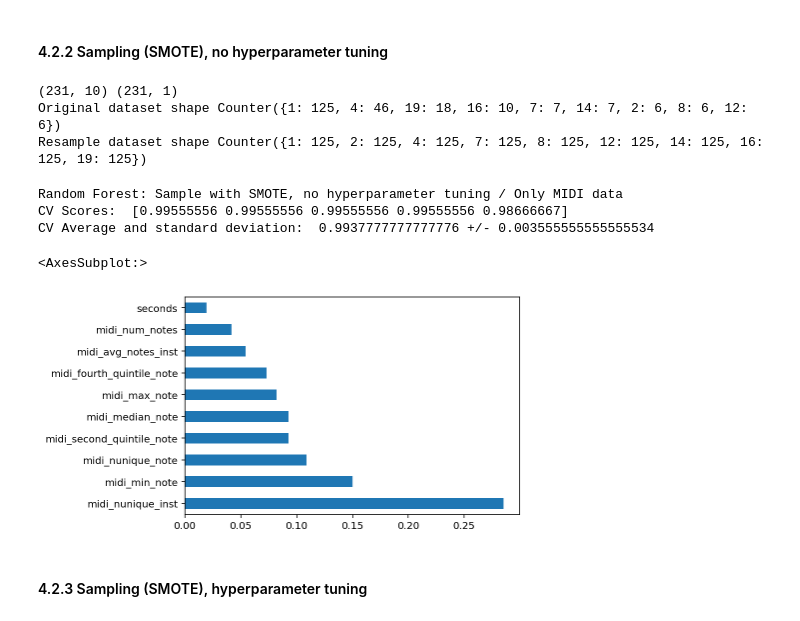
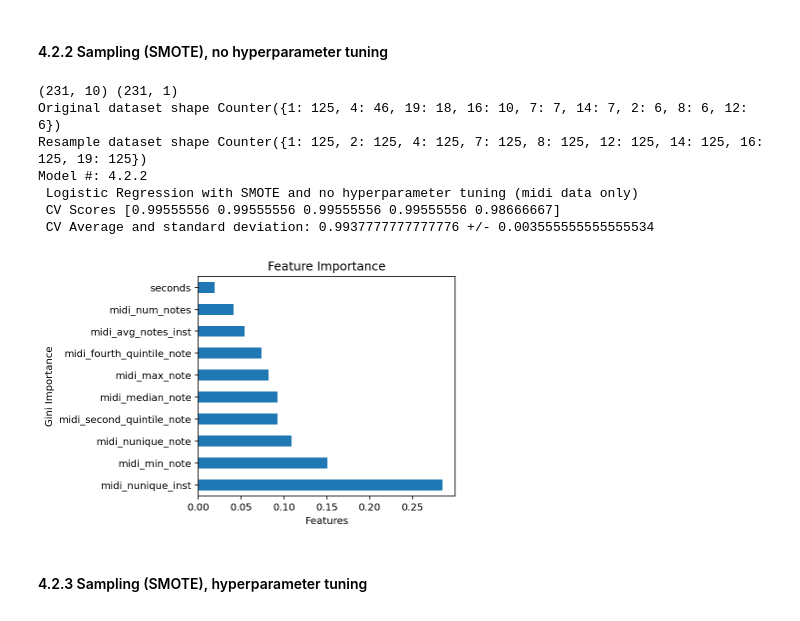
Before and after one commit to dfristau/ristau_berton_huang_meneses_w207_final_project, a Jupyter notebook: scripts/Model Consolidation.ipynb, the cells around one changed output. Cells and saved outputs as stored; diff of their text form; code cells hidden in the pictures.

```diff
--- a/scripts/Model Consolidation.ipynb
+++ b/scripts/Model Consolidation.ipynb
@@ -537,42 +656,53 @@ X_train_m = X_train_m[~y_train_m['ensemble'].isin(counts[counts < 6].index)]
 y_train_m = y_train_m[~y_train_m['ensemble'].isin(counts[counts < 6].index)]
 print(X_train_m.shape, y_train_m.shape)
 
 #Synthetic Minority Oversampling Technique (SMOTE): This technique generates synthetic data for the minority class.
 
 #SMOTE (Synthetic Minority Oversampling Technique) works by randomly picking a point from the minority class
 #and computing the k-nearest neighbors for this point. The synthetic points are added between the chosen point
 #and its neighbors.
 
 # Fit and apply the transform
 X_SMOTE_m, y_SMOTE_m = SMOTE(random_state=101).fit_resample(X_train_m, y_train_m)
 
 print('Original dataset shape', Counter(y_train_m.values.ravel()))
 print('Resample dataset shape', Counter(y_SMOTE_m.values.ravel()))
 
 from sklearn.ensemble import RandomForestClassifier
 rf = RandomForestClassifier(random_state=1)
 rf.fit(X_SMOTE_m, y_SMOTE_m)
 scores = cross_val_score(estimator = rf, X=X_SMOTE_m, y=y_SMOTE_m, cv=5, n_jobs=1)
-print('Random Forest: Sample with SMOTE, no hyperparameter tuning / Only MIDI data')
-print('CV Scores: ', scores)
-print('CV Average and standard deviation: ', np.mean(scores), '+/-', np.std(scores))
-
+# Save and print output
+output_file = open('../output/output_file', 'a')
+model_no = 'Model #: 4.2.2\n'
+model_type = 'Logistic Regression with SMOTE and no hyperparameter tuning (midi data only)\n'
+model_scores = f'CV Scores {scores}\n'
+model_avg_std = f'CV Average and standard deviation: {np.mean(scores)} +/- {np.std(scores)}\n'
+output_file.writelines([model_no, model_type, model_scores, model_avg_std])
+output_file.close()
+print(model_no, model_type, model_scores, model_avg_std)
 #Default parameters:
     #n_estimatorsint, default=100
     #max_features{“auto”, “sqrt”, “log2”}, int or float, default=”auto”
     #min_samples_splitint or float, default=2
 
+# save and print plot
 feat_importances = pd.Series(rf.feature_importances_, index=X_train_m.columns)
 feat_importances.nlargest(10).plot(kind='barh')
+plt.title('Feature Importance')
+plt.xlabel('Features')
+plt.ylabel('Gini Importance')
+plt.tight_layout()
+plt.savefig('../output/plots/4.2.2 Feature Importance.png')
 # %% [output]
 (231, 10) (231, 1)
 Original dataset shape Counter({1: 125, 4: 46, 19: 18, 16: 10, 7: 7, 14: 7, 2: 6, 8: 6, 12: 6})
 Resample dataset shape Counter({1: 125, 2: 125, 4: 125, 7: 125, 8: 125, 12: 125, 14: 125, 16: 125, 19: 125})
+Model #: 4.2.2
+ Logistic Regression with SMOTE and no hyperparameter tuning (midi data only)
+ CV Scores [0.99555556 0.99555556 0.99555556 0.99555556 0.98666667]
+ CV Average and standard deviation: 0.9937777777777776 +/- 0.003555555555555534
-Random Forest: Sample with SMOTE, no hyperparameter tuning / Only MIDI data
-CV Scores:  [0.99555556 0.99555556 0.99555556 0.99555556 0.98666667]
-CV Average and standard deviation:  0.9937777777777776 +/- 0.003555555555555534
-<AxesSubplot:>
-[figure, old version]
+[figure, new version]
 # %% [markdown]
 #### 4.2.3 Sampling (SMOTE), hyperparameter tuning
 # %%
```
Also changed, not shown: parts of 37 cells of this notebook.
